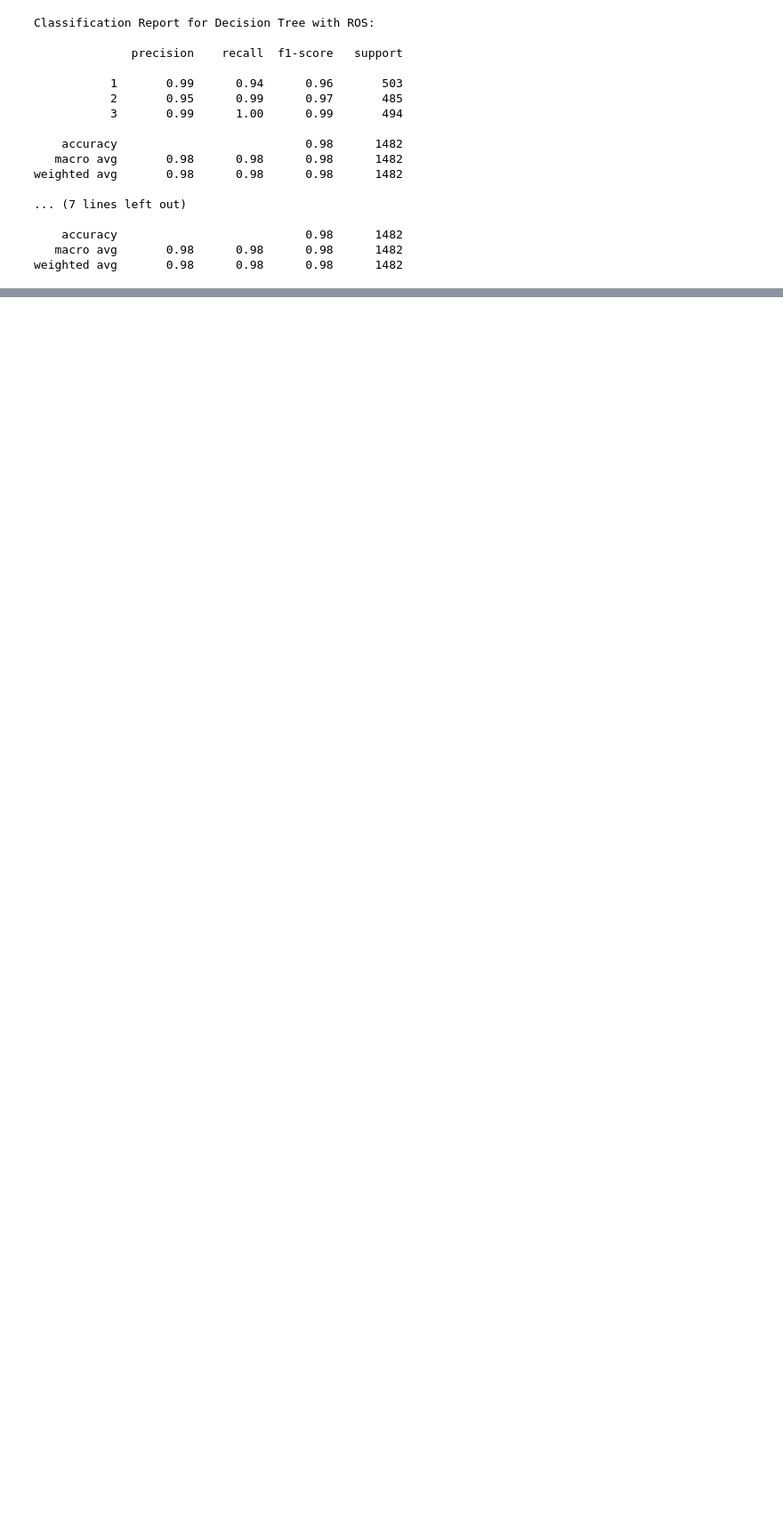
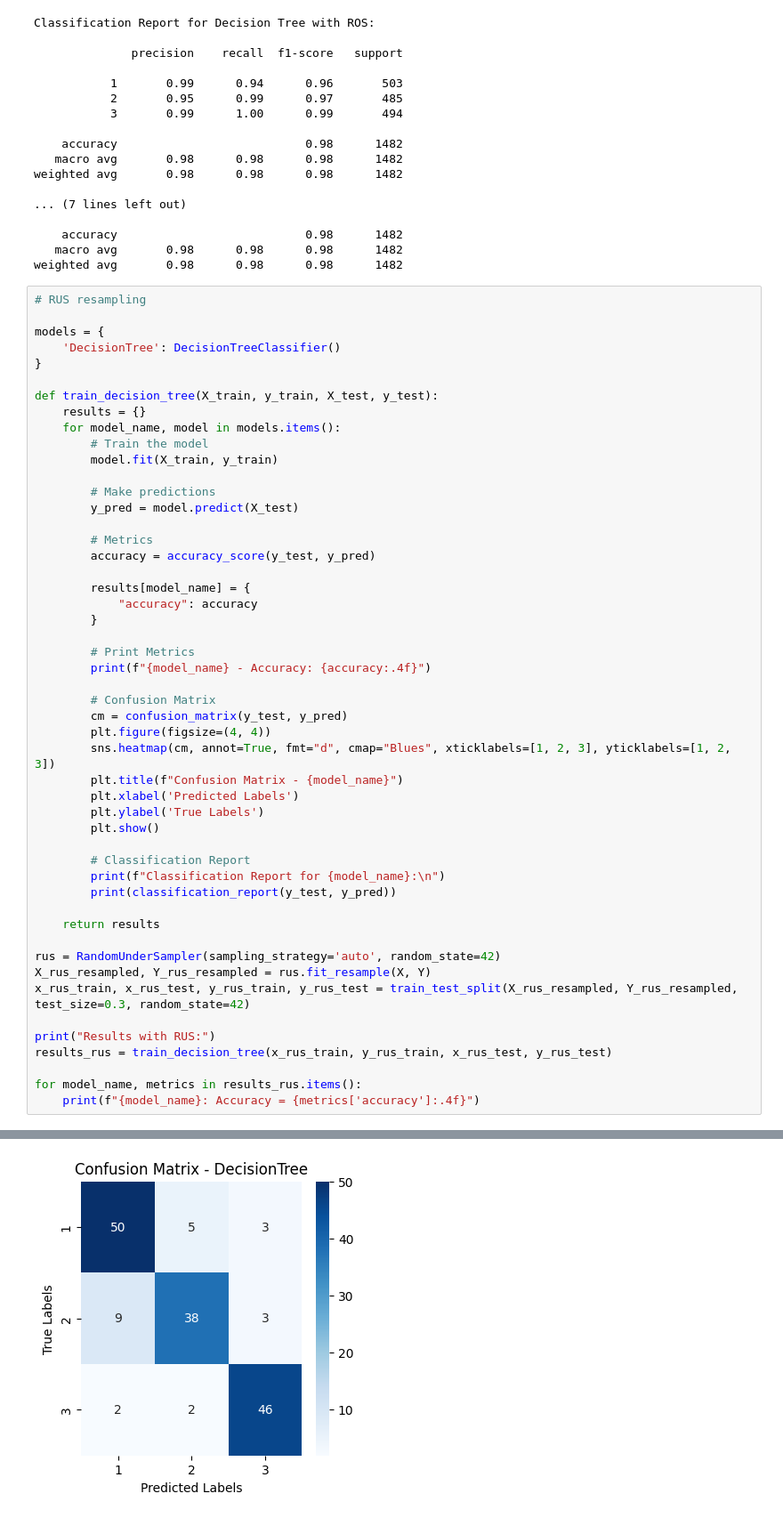
Before and after one commit to Constantin-Stamate/Pregnancy_Health_Assistant, a Jupyter notebook: models/decision_trees.ipynb, the cells around one changed output, grey strips where cells are left out. Shown at 89% size. Cells and saved outputs as stored; diff of their text form; blank space fills up the shorter version.

Commit message:
implement Decision Trees model with RUS resampling

```diff
--- a/models/decision_trees.ipynb
+++ b/models/decision_trees.ipynb
@@ -499,3 +499,54 @@ weighted avg       0.98      0.98      0.98      1482
     accuracy                           0.98      1482
    macro avg       0.98      0.98      0.98      1482
 weighted avg       0.98      0.98      0.98      1482
+# %%
+# RUS resampling
+
+models = {
+    'DecisionTree': DecisionTreeClassifier()
+}
+
+def train_decision_tree(X_train, y_train, X_test, y_test):
+    results = {}
+    for model_name, model in models.items():
+        # Train the model
+        model.fit(X_train, y_train)
+
+        # Make predictions
+        y_pred = model.predict(X_test)
+
+        # Metrics
+        accuracy = accuracy_score(y_test, y_pred)
+
+        results[model_name] = {
+            "accuracy": accuracy
+        }
+
+        # Print Metrics
+        print(f"{model_name} - Accuracy: {accuracy:.4f}")
+
+        # Confusion Matrix
+        cm = confusion_matrix(y_test, y_pred)
+        plt.figure(figsize=(4, 4))
+        sns.heatmap(cm, annot=True, fmt="d", cmap="Blues", xticklabels=[1, 2, 3], yticklabels=[1, 2, 3])
+        plt.title(f"Confusion Matrix - {model_name}")
+        plt.xlabel('Predicted Labels')
+        plt.ylabel('True Labels')
+        plt.show()
+
+        # Classification Report
+        print(f"Classification Report for {model_name}:\n")
+        print(classification_report(y_test, y_pred))
+
+    return results
+
+rus = RandomUnderSampler(sampling_strategy='auto', random_state=42)
+X_rus_resampled, Y_rus_resampled = rus.fit_resample(X, Y)
+x_rus_train, x_rus_test, y_rus_train, y_rus_test = train_test_split(X_rus_resampled, Y_rus_resampled, test_size=0.3, random_state=42)
+
+print("Results with RUS:")
+results_rus = train_decision_tree(x_rus_train, y_rus_train, x_rus_test, y_rus_test)
+
+for model_name, metrics in results_rus.items():
+    print(f"{model_name}: Accuracy = {metrics['accuracy']:.4f}")
+# %% [output]
@@ -501,0 +555 @@ weighted avg       0.98      0.98      0.98      1482
+[figure, added]
```
Also changed, not shown: parts of 2 cells of this notebook.
